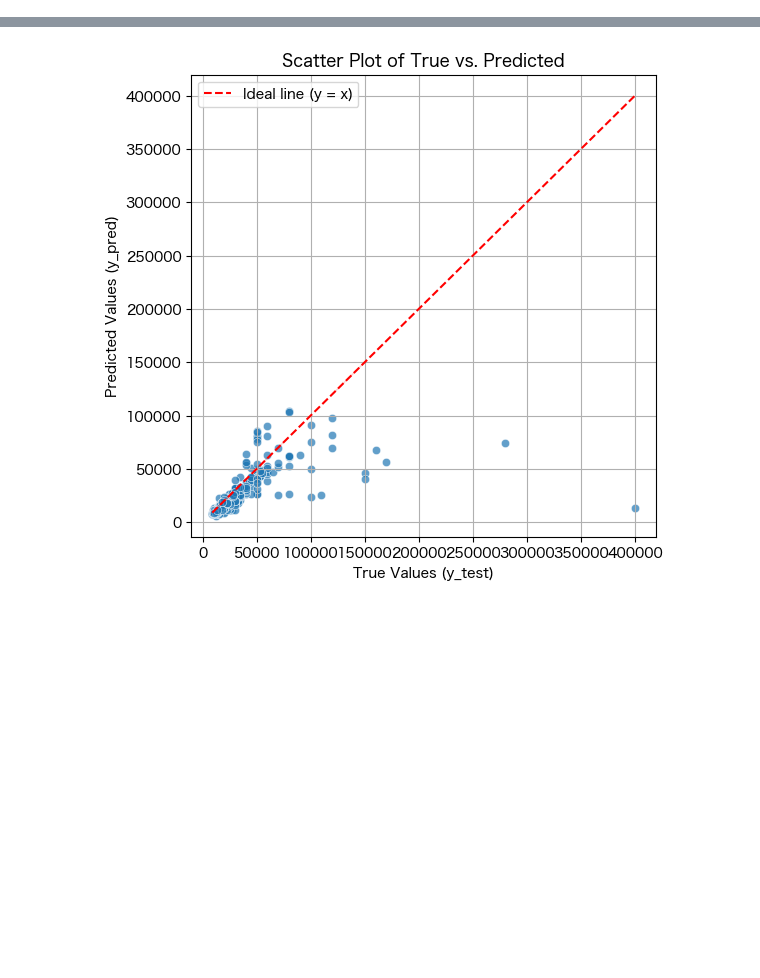
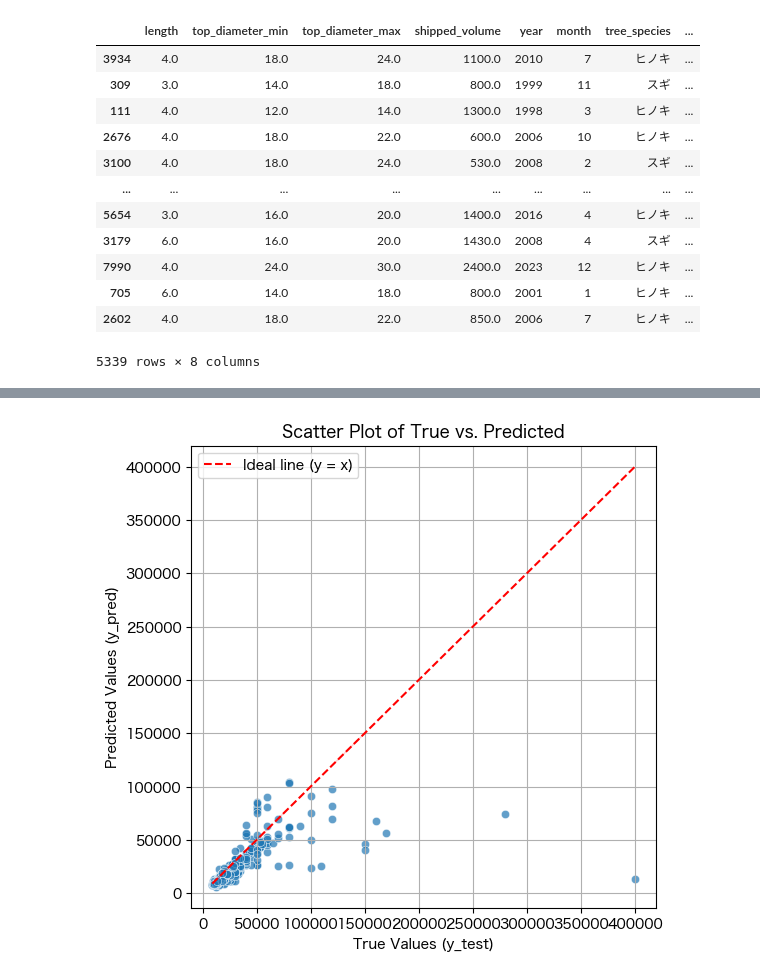
Before and after one commit to tk42/eff-models, a Jupyter notebook: analysis.ipynb, the cells around one changed output, grey strips where cells are left out. Cells and saved outputs as stored; diff of their text form; code cells hidden in the pictures; blank space fills up the shorter version.

```diff
--- a/analysis.ipynb
+++ b/analysis.ipynb
@@ -183,3 +195,19 @@ RMSE (high): 180395787.88282898
+# %%
+X_train
+# %% [output]
+|  | length | top_diameter_min | top_diameter_max | shipped_volume | year | month | tree_species | ... |
+| 3934 | 4.0 | 18.0 | 24.0 | 1100.0 | 2010 | 7 | ヒノキ | ... |
+| 309 | 3.0 | 14.0 | 18.0 | 800.0 | 1999 | 11 | スギ | ... |
+| 111 | 4.0 | 12.0 | 14.0 | 1300.0 | 1998 | 3 | ヒノキ | ... |
+| 2676 | 4.0 | 18.0 | 22.0 | 600.0 | 2006 | 10 | ヒノキ | ... |
+| 3100 | 4.0 | 18.0 | 24.0 | 530.0 | 2008 | 2 | スギ | ... |
+| ... | ... | ... | ... | ... | ... | ... | ... | ... |
+| 5654 | 3.0 | 16.0 | 20.0 | 1400.0 | 2016 | 4 | ヒノキ | ... |
+| 3179 | 6.0 | 16.0 | 20.0 | 1430.0 | 2008 | 4 | スギ | ... |
+| 7990 | 4.0 | 24.0 | 30.0 | 2400.0 | 2023 | 12 | ヒノキ | ... |
+| 705 | 6.0 | 14.0 | 18.0 | 800.0 | 2001 | 1 | ヒノキ | ... |
+| 2602 | 4.0 | 18.0 | 22.0 | 850.0 | 2006 | 7 | ヒノキ | ... |
+5339 rows × 8 columns
 # %%
 X_test
 # %% [output]
```
Also changed, not shown: parts of 12 cells of this notebook, 9 other files.
